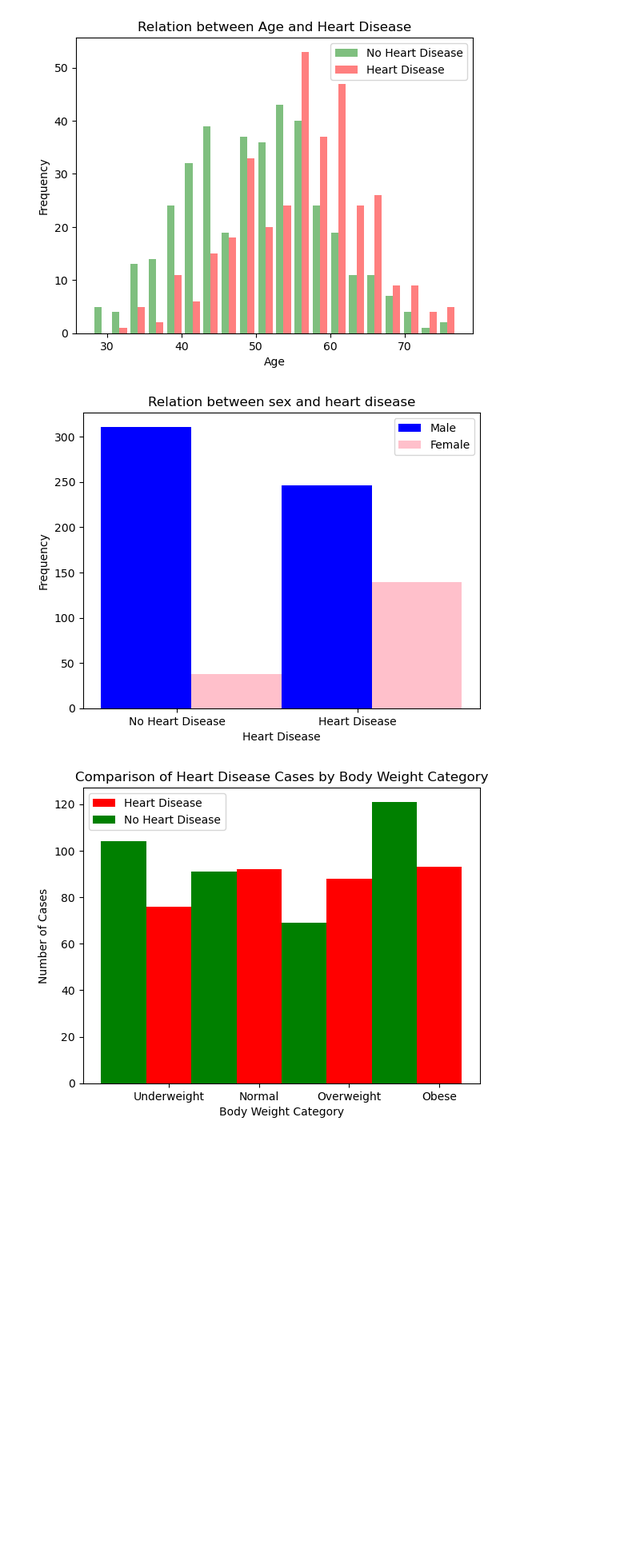
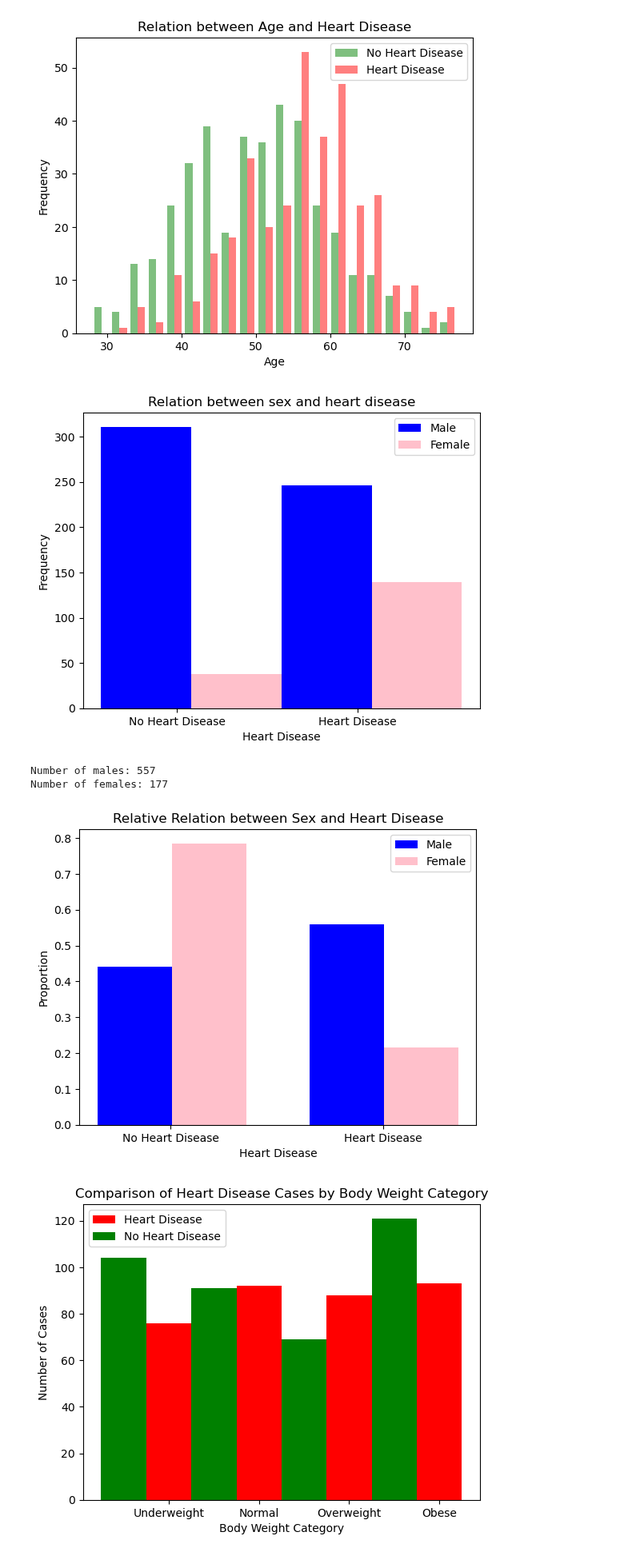
Before and after one commit to TJ-Abbing/Data-Science, a Jupyter notebook: OP-2/assignments/final/Final-assignment.ipynb, the cells around one changed output. Shown at 80% size. Saved outputs shown, nothing was run; the diff lists cells and outputs as text; code cells hidden in the pictures; blank space fills up the shorter version.

```diff
--- a/OP-2/assignments/final/Final-assignment.ipynb
+++ b/OP-2/assignments/final/Final-assignment.ipynb
@@ -314,8 +321,56 @@ plt.legend()
 plt.show()
 
 # There seems to be a very strong relation between sex and heart disease.
+# Check the amount of males vs females.
+print("Number of males:", len(df[df['Sex'] == 'M']))
+print("Number of females:", len(df[df['Sex'] == 'F']))
+# There are far more males than females.
+# This means we should start looking at relative numbers instead.
 # %% [output]
 [figure]
+Number of males: 557
+Number of females: 177
+# %%
+# Calculate the total number of males and females.
+total_males = len(df[df['Sex'] == 'M'])
+total_females = len(df[df['Sex'] == 'F'])
+
+# Calculate the proportion of males and females with heart disease.
+male_heart_disease_prop = len(df[(df['HeartDisease'] == 1) & (df['Sex'] == 'M')]) / total_males
+female_heart_disease_prop = len(df[(df['HeartDisease'] == 1) & (df['Sex'] == 'F')]) / total_females
+
+# Set the number of categories and the width of each bar.
+categories = ['No Heart Disease', 'Heart Disease']
+bar_width = 0.35
+
+# Set the x-axis positions for the bars.
+male_positions = [0, 1]
+female_positions = [x + bar_width for x in male_positions]
+
+# Set the heights of the bars to the proportions instead of the absolute numbers.
+male_heights = [1 - male_heart_disease_prop, male_heart_disease_prop]
+female_heights = [1 - female_heart_disease_prop, female_heart_disease_prop]
+
+# Create the bar plot.
+plt.bar(male_positions, male_heights, bar_width, label='Male', color='blue')
+plt.bar(female_positions, female_heights, bar_width, label='Female', color='pink')
+
+# Add labels and title to the plot.
+plt.gca().set(title='Relative Relation between Sex and Heart Disease', xlabel='Heart Disease', ylabel='Proportion')
+
+# Add x-axis tick labels.
+plt.xticks([0.17, 1.17], categories)
+
+# Add legend to the plot.
+plt.legend()
+
+# Show the plot.
+plt.show()
+
+# After calculating the relative numbers, it is clear that there is indeed a strong relation between sex and heart disease.
+# Males are more prone to heart disease than females.
+# %% [output]
+[figure, added]
 # %%
 # Explore the relation between the "BodyWeightCategory" and "HeartDisease" columns using a histogram with side-by-side bars.
 
```
Also changed, not shown: parts of 13 cells of this notebook.
